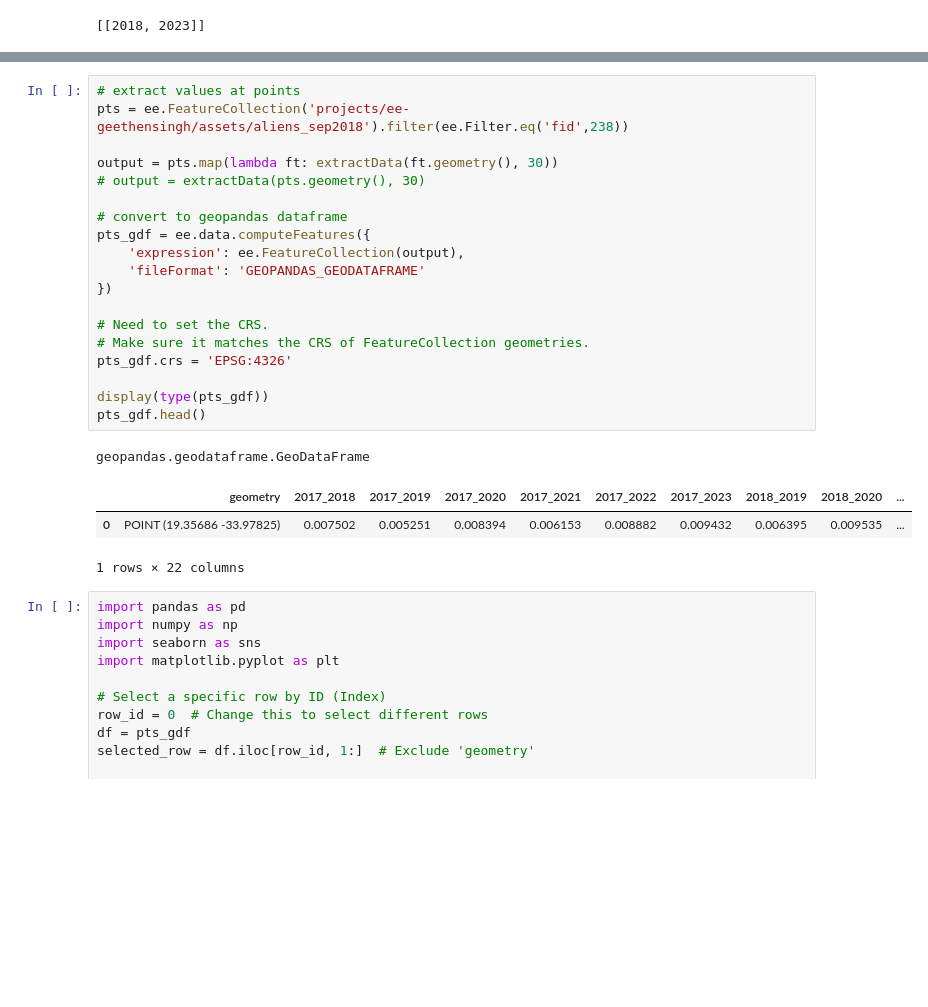
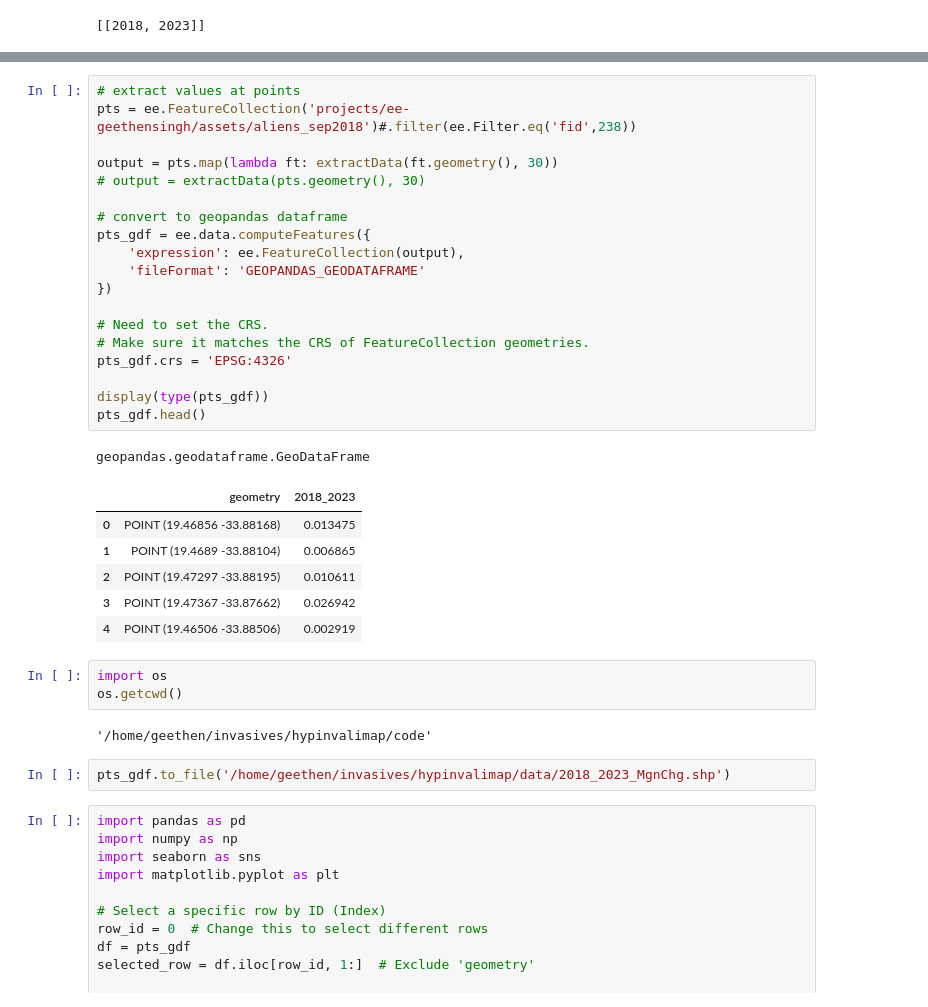
Before and after one commit to Geethen/hypinvalimap, a Jupyter notebook: code/Labelling_tools.ipynb, the cells around one changed output, grey strips where cells are left out. Saved outputs shown, nothing was run; the diff lists cells and outputs as text; blank space fills up the shorter version.

```diff
--- a/code/Labelling_tools.ipynb
+++ b/code/Labelling_tools.ipynb
@@ -713,27 +711,37 @@ NameError: name 'ee' is not defined
 # %%
 # extract values at points
-pts = ee.FeatureCollection('projects/ee-geethensingh/assets/aliens_sep2018').filter(ee.Filter.eq('fid',238))
+pts = ee.FeatureCollection('projects/ee-geethensingh/assets/aliens_sep2018')#.filter(ee.Filter.eq('fid',238))
 
 output = pts.map(lambda ft: extractData(ft.geometry(), 30))
 # output = extractData(pts.geometry(), 30)
 
 # convert to geopandas dataframe
 pts_gdf = ee.data.computeFeatures({
     'expression': ee.FeatureCollection(output),
     'fileFormat': 'GEOPANDAS_GEODATAFRAME'
 })
 
 # Need to set the CRS.
 # Make sure it matches the CRS of FeatureCollection geometries.
 pts_gdf.crs = 'EPSG:4326'
 
 display(type(pts_gdf))
 pts_gdf.head()
 # %% [output]
 geopandas.geodataframe.GeoDataFrame
-|  | geometry | 2017_2018 | 2017_2019 | 2017_2020 | 2017_2021 | 2017_2022 | 2017_2023 | 2018_2019 | 2018_2020 | ... |
-| 0 | POINT (19.35686 -33.97825) | 0.007502 | 0.005251 | 0.008394 | 0.006153 | 0.008882 | 0.009432 | 0.006395 | 0.009535 | ... |
+|  | geometry | 2018_2023 |
+| 0 | POINT (19.46856 -33.88168) | 0.013475 |
+| 1 | POINT (19.4689 -33.88104) | 0.006865 |
+| 2 | POINT (19.47297 -33.88195) | 0.010611 |
+| 3 | POINT (19.47367 -33.87662) | 0.026942 |
+| 4 | POINT (19.46506 -33.88506) | 0.002919 |
-1 rows × 22 columns
+# %%
+import os
+os.getcwd()
+# %% [output]
+'/home/geethen/invasives/hypinvalimap/code'
+# %%
+pts_gdf.to_file('/home/geethen/invasives/hypinvalimap/data/2018_2023_MgnChg.shp')
 # %%
 import pandas as pd
 import numpy as np
```
Also changed, not shown: parts of 2 cells of this notebook, 3 other files.
